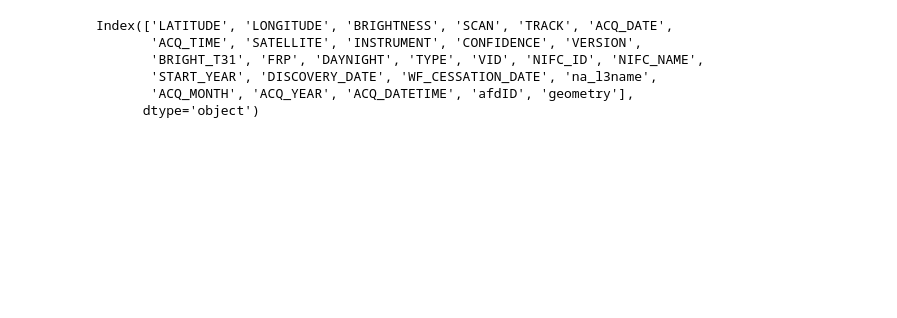
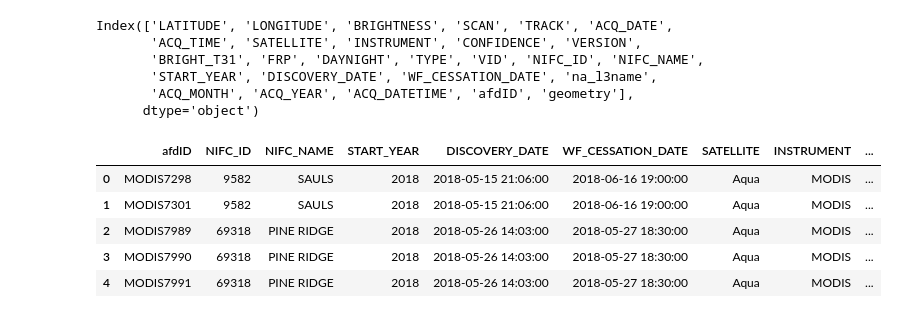
Before and after one commit to natshoff/aspen-fire-fork, a Jupyter notebook: Aim2/code/Python/03afd-severity_CBI.ipynb, the cells around one changed output. Saved outputs shown, nothing was run; the diff lists cells and outputs as text; code cells hidden in the pictures; blank space fills up the shorter version.

```diff
--- a/Aim2/code/Python/03afd-severity_CBI.ipynb
+++ b/Aim2/code/Python/03afd-severity_CBI.ipynb
@@ -140,3 +148,20 @@ Index(['LATITUDE', 'LONGITUDE', 'BRIGHTNESS', 'SCAN', 'TRACK', 'ACQ_DATE',
        'START_YEAR', 'DISCOVERY_DATE', 'WF_CESSATION_DATE', 'na_l3name',
        'ACQ_MONTH', 'ACQ_YEAR', 'ACQ_DATETIME', 'afdID', 'geometry'],
       dtype='object')
+# %%
+# Merge to AFDs
+cbi_ = cbi[['afdID','CBI_bc_median']] # keep just the mean CBI (bias corrected)
+afd_ = pd.merge(afd, cbi_, right_on='afdID', left_on='afdID', how='left')
+
+# Tidy the columns for comparison of FRP and CBI.
+afd_cbi = afd_[['afdID','NIFC_ID','NIFC_NAME','START_YEAR','DISCOVERY_DATE','WF_CESSATION_DATE',
+                'SATELLITE','INSTRUMENT','ACQ_MONTH','ACQ_YEAR','ACQ_DATETIME','DAYNIGHT',
+                'FRP','CBI_bc_median','na_l3name','LATITUDE','LONGITUDE']]
+afd_cbi.head()
+# %% [output]
+|  | afdID | NIFC_ID | NIFC_NAME | START_YEAR | DISCOVERY_DATE | WF_CESSATION_DATE | SATELLITE | INSTRUMENT | ... |
+| 0 | MODIS7298 | 9582 | SAULS | 2018 | 2018-05-15 21:06:00 | 2018-06-16 19:00:00 | Aqua | MODIS | ... |
+| 1 | MODIS7301 | 9582 | SAULS | 2018 | 2018-05-15 21:06:00 | 2018-06-16 19:00:00 | Aqua | MODIS | ... |
+| 2 | MODIS7989 | 69318 | PINE RIDGE | 2018 | 2018-05-26 14:03:00 | 2018-05-27 18:30:00 | Aqua | MODIS | ... |
+| 3 | MODIS7990 | 69318 | PINE RIDGE | 2018 | 2018-05-26 14:03:00 | 2018-05-27 18:30:00 | Aqua | MODIS | ... |
+| 4 | MODIS7991 | 69318 | PINE RIDGE | 2018 | 2018-05-26 14:03:00 | 2018-05-27 18:30:00 | Aqua | MODIS | ... |
```
Also changed, not shown: parts of 12 cells of this notebook.
